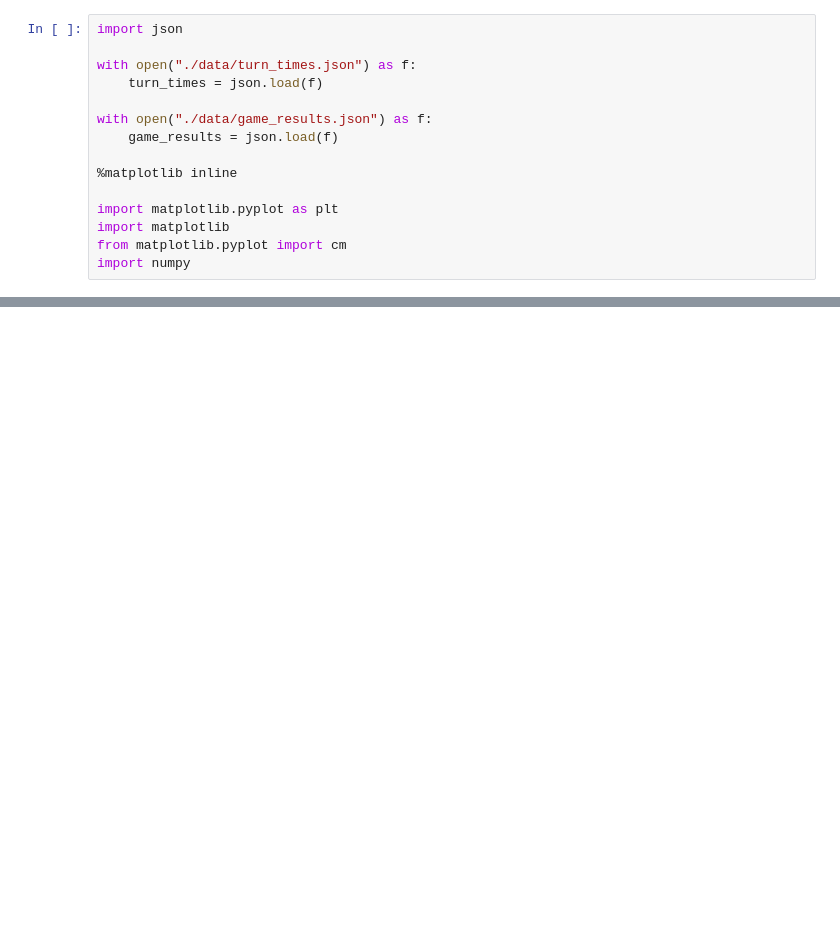
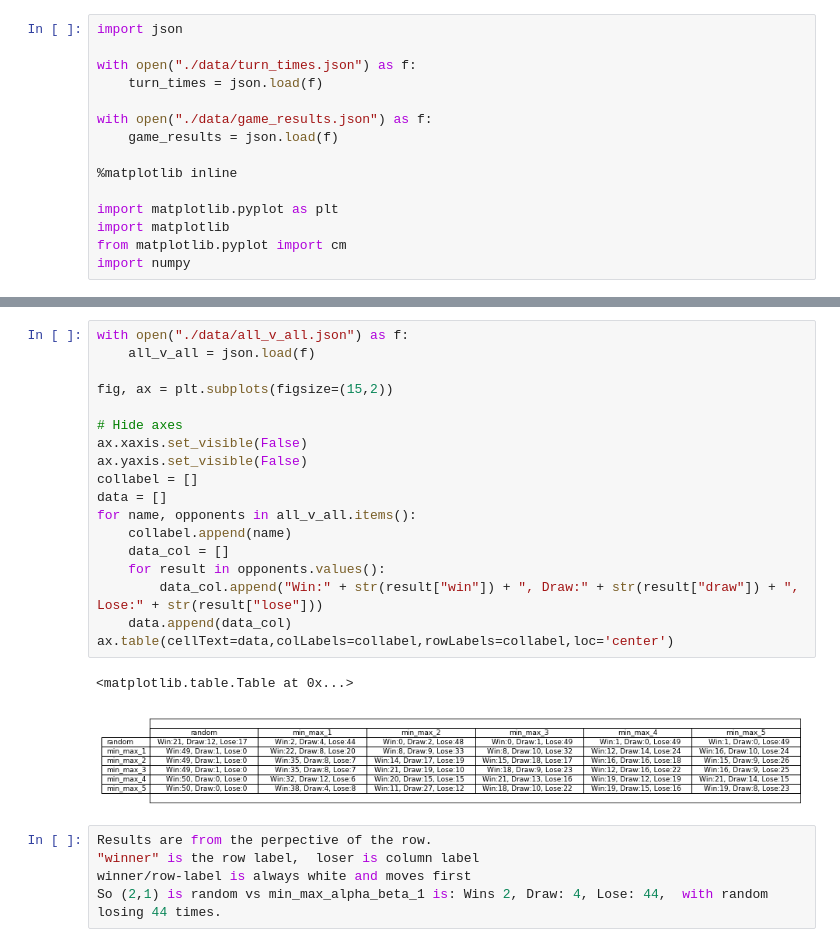
Before and after one commit to Rthe1st/Onitama, a Jupyter notebook: min-max-analysis.ipynb, the cells around one changed output, grey strips where cells are left out. Cells and saved outputs as stored; diff of their text form; blank space fills up the shorter version.

```diff
--- a/min-max-analysis.ipynb
+++ b/min-max-analysis.ipynb
@@ -44,0 +47,26 @@ This is presumably because
+# %%
+with open("./data/all_v_all.json") as f:
+    all_v_all = json.load(f)
+
+fig, ax = plt.subplots(figsize=(15,2))
+
+# Hide axes
+ax.xaxis.set_visible(False)
+ax.yaxis.set_visible(False)
+collabel = []
+data = []
+for name, opponents in all_v_all.items():
+    collabel.append(name)
+    data_col = []
+    for result in opponents.values():
+        data_col.append("Win:" + str(result["win"]) + ", Draw:" + str(result["draw"]) + ", Lose:" + str(result["lose"]))
+    data.append(data_col)
+ax.table(cellText=data,colLabels=collabel,rowLabels=collabel,loc='center')
+# %% [output]
+<matplotlib.table.Table at 0x...>
+[figure, added]
+# %%
+Results are from the perpective of the row.
+"winner" is the row label,  loser is column label
+winner/row-label is always white and moves first
+So (2,1) is random vs min_max_alpha_beta_1 is: Wins 2, Draw: 4, Lose: 44,  with random losing 44 times.
```
Also changed, not shown: parts of 4 cells of this notebook, 9 other files.
